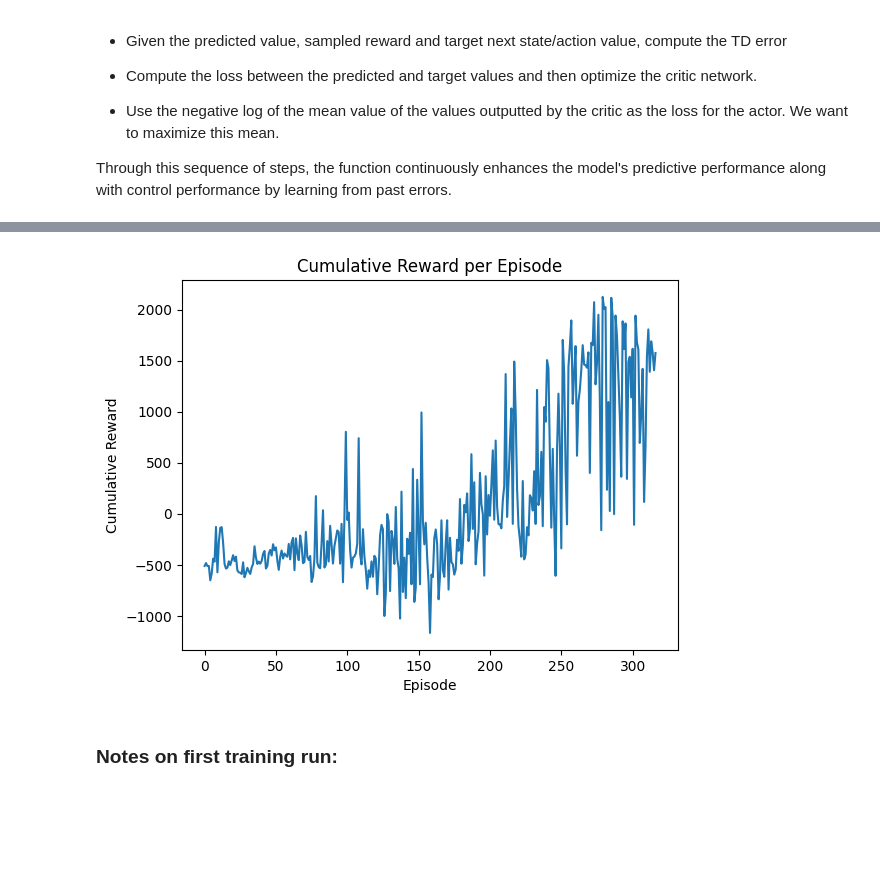
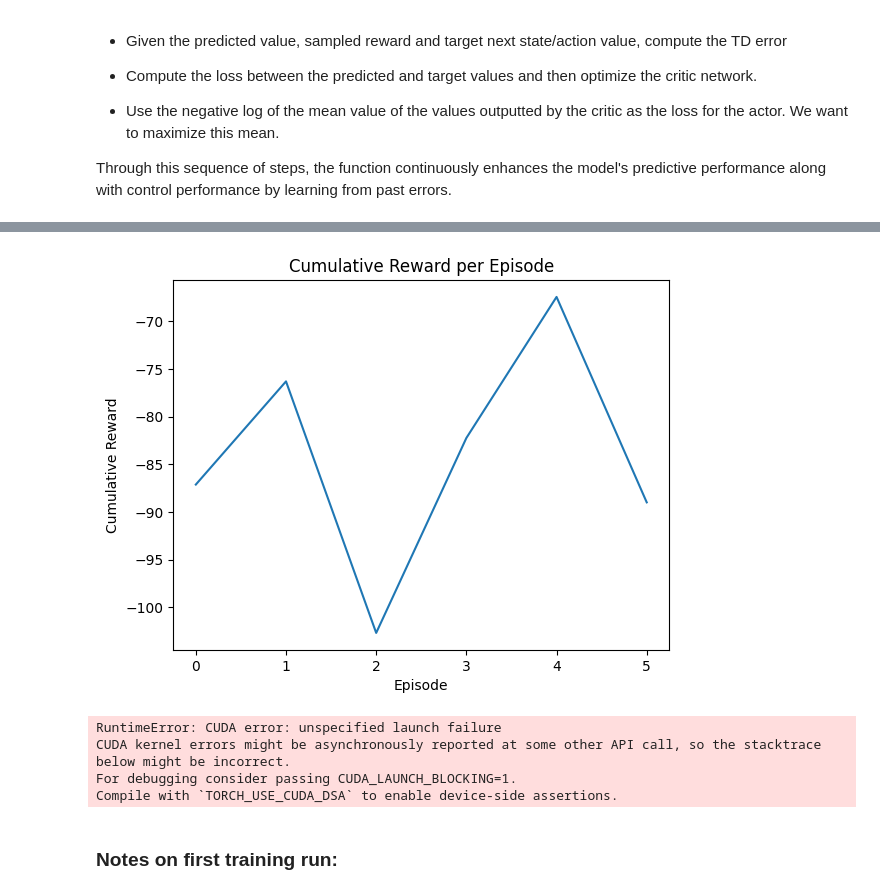
Before and after one commit to aryamanpandya99/reinforcement_learning, a Jupyter notebook: ActorCriticMethods/ddpg.ipynb, the cells around one changed output, grey strips where cells are left out. Saved outputs shown, nothing was run; the diff lists cells and outputs as text; code cells hidden in the pictures; blank space fills up the shorter version.

```diff
--- a/ActorCriticMethods/ddpg.ipynb
+++ b/ActorCriticMethods/ddpg.ipynb
@@ -169,7 +169,6 @@ def optimize_model(gamma, batch_size, memory, actor, critic, target_actor, targe
     torch.nn.utils.clip_grad_value_(critic.parameters(), 100)
     critic_optimizer.step()
 
-    log_action = torch.log(actions)
     actor_loss = -critic(states,actor(states)).mean()
     actor_optimizer.zero_grad()
     actor_loss.backward()
@@ -245,9 +251,9 @@ def trainer(num_episodes, batch_size, target_actor, actor, target_critic, critic
 #hyperparams
 NUM_EPISODES = 500 # this is abitrary
 E = 0.5 #we start off with a relatively high exploration rate and then decay that over training steps to start exploiting more
-GAMMA = 1 #
+GAMMA = 0.99 #
 ALPHA = 3e-4
-BATCH_SIZE = 32 #we want a relatively large batch size to leverage GPU parallelism but at the same time we want this number to be far
+BATCH_SIZE = 64 #we want a relatively large batch size to leverage GPU parallelism but at the same time we want this number to be far
                 #smaller than our memory capacity so that we can sample randomly at the same time
 DEVICE = torch.device("cuda" if torch.cuda.is_available() else "cpu")
 # %%
@@ -274,9 +283,13 @@ actor_optimizer = torch.optim.Adam(actor.parameters(), lr=ALPHA)
 # %%
 critic_optimizer = torch.optim.Adam(critic.parameters(), lr=ALPHA)
 # %%
-trainer(num_episodes=NUM_EPISODES, batch_size=BATCH_SIZE, actor=actor, critic=critic, target_actor=target_actor, target_critic=target_critic,\
+trainer(num_epochs=NUM_EPISODES, num_cycles=5,batch_size=BATCH_SIZE, actor=actor, critic=critic, target_actor=target_actor, target_critic=target_critic,\
          gamma=GAMMA, device=DEVICE, replay_buffer=replay_buffer, actor_optimizer=actor_optimizer, critic_optimizer=critic_optimizer, tau=0.005)
 # %% [output]
-[figure, old version]
+[figure, new version]
+RuntimeError: CUDA error: unspecified launch failure
+CUDA kernel errors might be asynchronously reported at some other API call, so the stacktrace below might be incorrect.
+For debugging consider passing CUDA_LAUNCH_BLOCKING=1.
+Compile with `TORCH_USE_CUDA_DSA` to enable device-side assertions.
 # %% [markdown]
 ### Notes on first training run:
```
Also changed, not shown: parts of 2 cells of this notebook.
